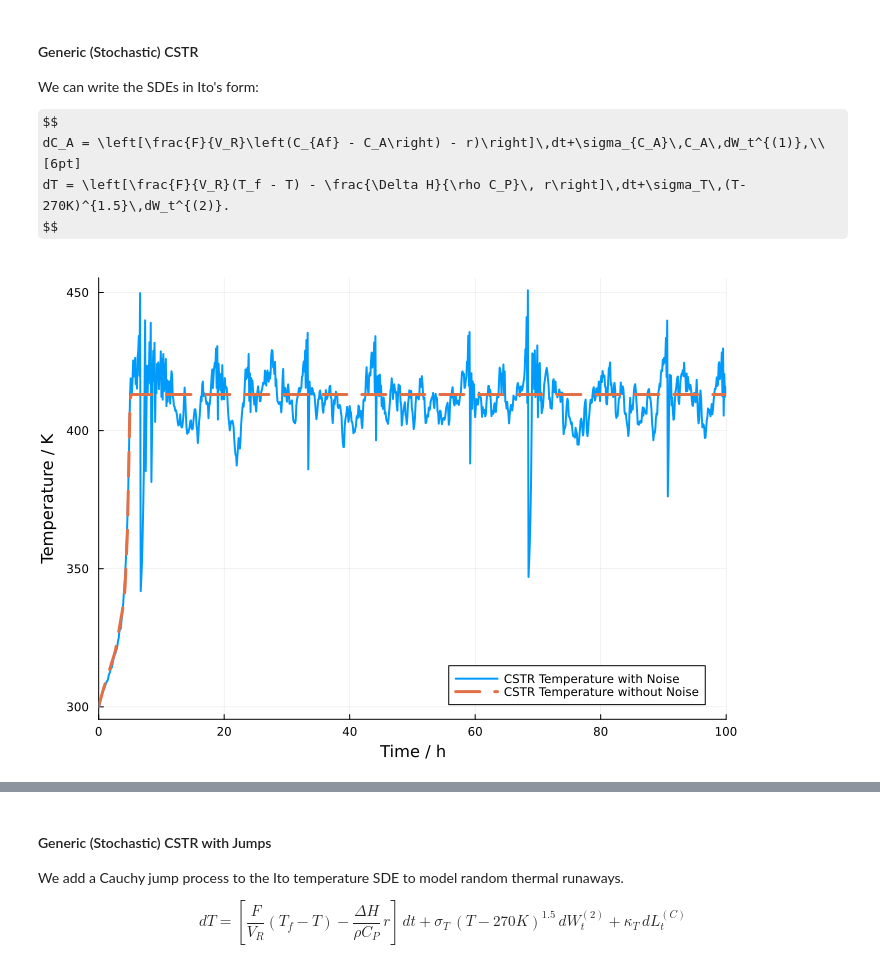
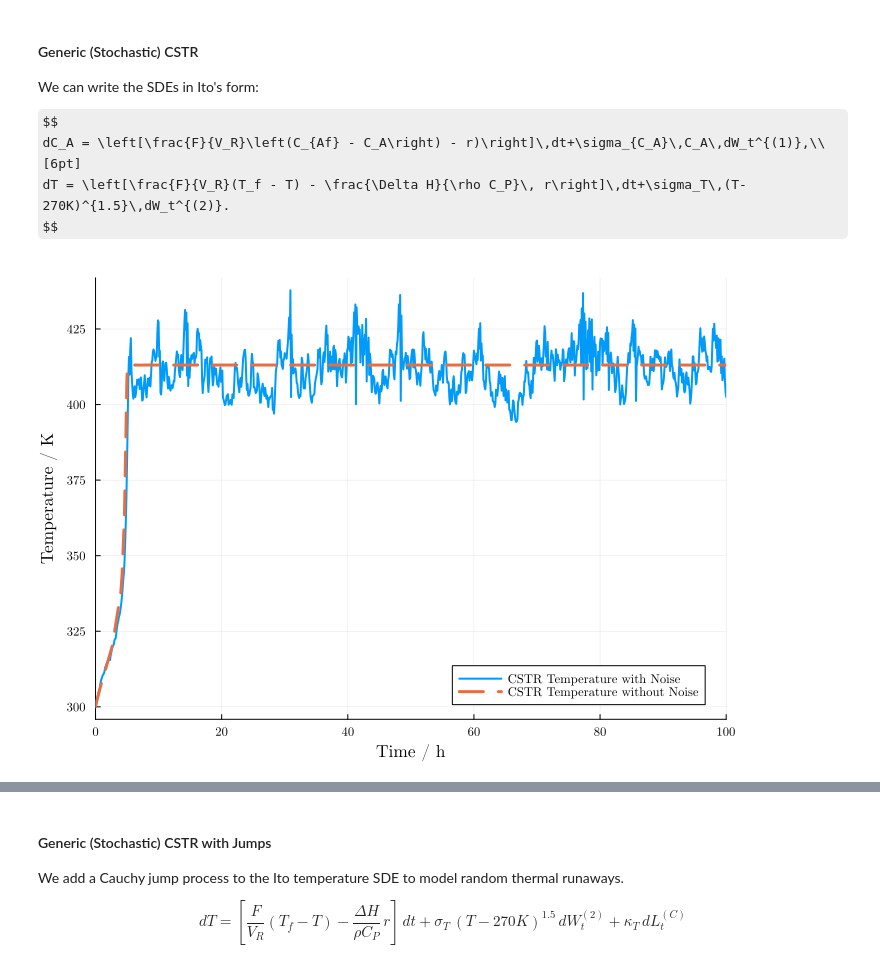
Before and after one commit to rafifsr/gradcourses, a Jupyter notebook: 633_cstr_sde.ipynb, the cells around one changed output, grey strips where cells are left out. Saved outputs shown, nothing was run; the diff lists cells and outputs as text; code cells hidden in the pictures; some formulas as TeX source.

Commit message:
ensemble generic cstr

```diff
--- a/633_cstr_sde.ipynb
+++ b/633_cstr_sde.ipynb
@@ -15,7 +15,9 @@ $$\frac{dC_A}{dt} = \frac{F}{V_R}\left(C_{Af} - C_A\right) - r, \\[6pt]
 r = k_0\, C_A \exp\!\left(-\frac{E}{RT}\right).$$
 # %%
 # Setup packages
-using DifferentialEquations, Plots
+using DifferentialEquations
+using Plots
+default(fontfamily="Computer Modern") # Sets "Computer Modern" as the default font for all plot elements
 
 # Define the ODE function
 function cstr!(du, u, p, t)
@@ -24,13 +26,13 @@ function cstr!(du, u, p, t)
     C_A, T = u
 
     # Unpack parameters
-    F, V, C_Af, Tf, k0, E, R, ΔH, ρCp = p
+    F, V, C_Af, Tf, k0, E, R, ΔH, ρCp,  = p
 
     # Reaction rate
     k = k0 * exp(-E / (R * T))
 
     # ODEs
-    dC_Adt = (F/V) * (C_A0 - C_A) - k * C_A
+    dC_Adt = (F/V) * (C_Af - C_A) - k * C_A
     dTdt = (F/V) * (Tf - T) + (-ΔH/(ρCp)) * k * C_A
 
     # Assign derivatives
@@ -49,16 +51,23 @@ R = 8.314           # Gas constant (J/(mol*K))
 ΔH = -25e6          # Heat of reaction (J/mol)
 ρCp = 2.1e6         # Heat capacity (J/(m3*K))
 
-p_drift = (F, V, C_Af, Tf, k0, E, R, ΔH, ρCp)
+# Define the SDE parameters
+sig_C = 0.05        # Noise intensity for concentration
+sig_T = 0.005       # Noise intensity for temperature
+
+p_sde = (F, V, C_Af, Tf, k0, E, R, ΔH, ρCp, sig_C, sig_T)
 
 # Initial conditions
 C_A0 = 10           # Initial concentration of A (mol/m3)
 T0 = 300.0          # Initial temperature (K)
 u0 = [C_A0, T0]
-tspan = (0.0, 100.0) # Time span (h)
+T = 100.0           # Total simulation time (h)
+tspan = (0.0, T)    # Time span (h)
+dt = 0.1            # Time step for saving solution
+tsteps = 0.0:dt:T   # Time steps for saving solution
 
 # Define the ODE problem
-odeprob = ODEProblem(cstr!, u0, tspan, p_drift)
+odeprob = ODEProblem(cstr!, u0, tspan, p_sde)
 
 # Solve the ODE problem
 odesol = solve(odeprob, Tsit5())
@@ -80,32 +89,26 @@ $$
 # %%
 # Diffusion term
 function cstr_noise!(du, u, p, t)
     # Unpack variables
     C_A, T = u
 
     # Unpack parameters
-    p_drift..., sig_C, sig_T = p
+    F, V, C_Af, Tf, k0, E, R, ΔH, ρCp, sig_C, sig_T = p
 
     # Noise terms
     du[1] = sig_C * C_A
     du[2] = sig_T * sign(T - 270) * abs(T - 270)^1.5
 end
 
-# Define the SDE parameters
-sig_C = 0.05       # Noise intensity for concentration
-sig_T = 0.005        # Noise intensity for temperature
-
-p_sde = (p_drift..., sig_C, sig_T)
-
 # Define the SDE problem
 sdeprob = SDEProblem(cstr!, cstr_noise!, u0, tspan, p_sde)
 
 # Solve the SDE problem
-sdesol = solve(sdeprob, EM(), dt=0.1)
+sdesol = solve(sdeprob, EM(), dt=dt, saveat=tsteps)
 
 # Plot the temperature profile from SDE
 plot(sdesol.t, [u[2] for u in sdesol.u], xlabel="Time / h", ylabel="Temperature / K", legend=true, lw=2, label="CSTR Temperature with Noise")
 plot!(odesol.t, [u[2] for u in odesol.u], lw=3, label="CSTR Temperature without Noise", linestyle=:dash)
 plot!(xlims=(0,100), size=(700,500))
 # %% [output]
-[figure, old version]
+[figure, new version]
```
Also changed, not shown: parts of 2 cells of this notebook.
